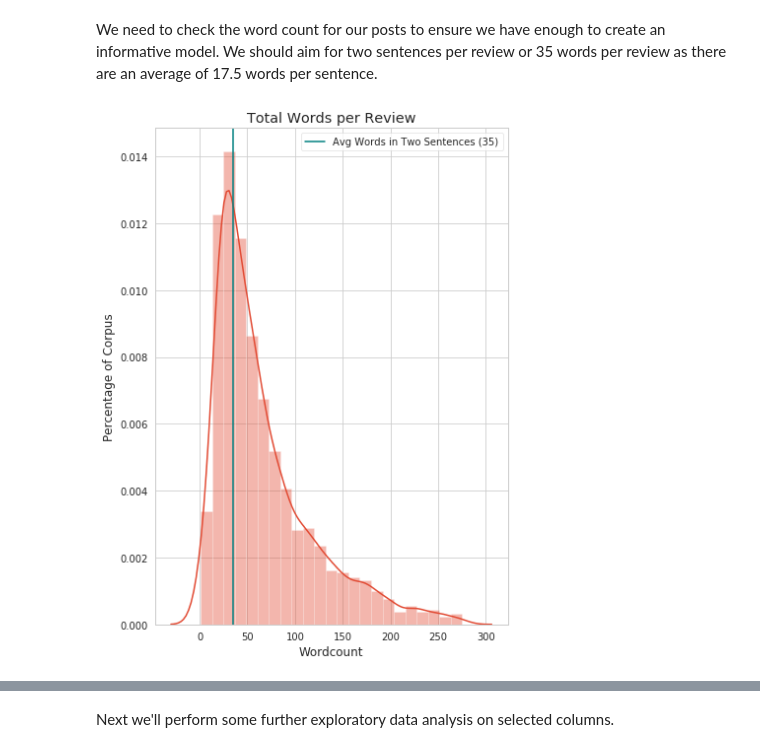
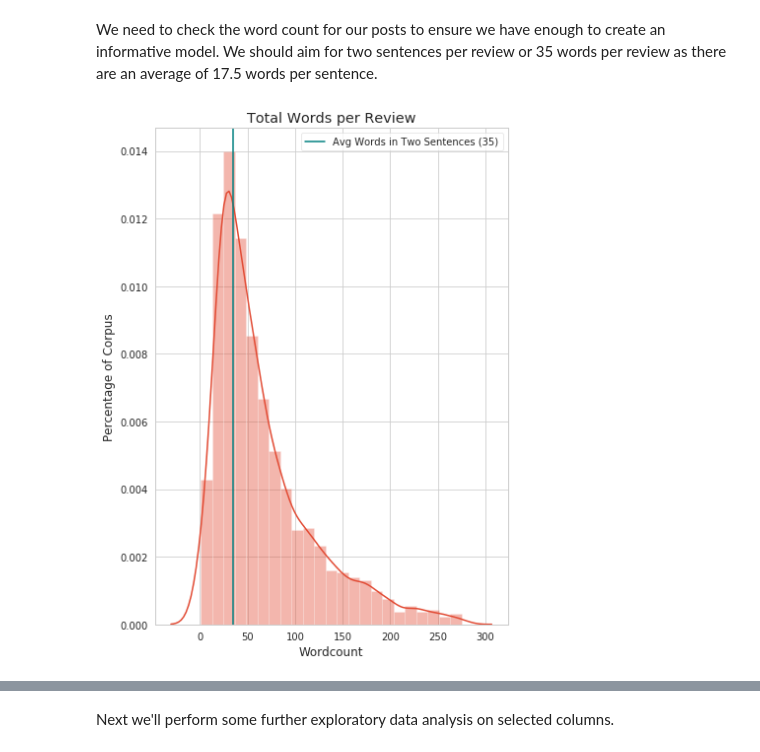
Before and after one commit to GrilledJeez/amazon_product_feature_analysis, a Jupyter notebook: eda_and_data_preparation.ipynb, the cells around one changed output, grey strips where cells are left out. Cells and saved outputs as stored; diff of their text form; code cells hidden in the pictures.

```diff
--- a/eda_and_data_preparation.ipynb
+++ b/eda_and_data_preparation.ipynb
@@ -136,19 +131,19 @@ We need to check the word count for our posts to ensure we have enough to create
 # %%
 # Set a limit to filter out uninformative outliers.
 word_std=np.std(review_words)
 outlier_limit = review_words.mean()+2*word_std
 
 # Plot our wordcount after filtering for outliers
 fig, ax = plt.subplots(figsize=(6,8))
-sns.distplot(review_words1[(review_words1<outlier_limit)], bins=23)
+sns.distplot(review_words[(review_words<outlier_limit)], bins=23)
 plt.axvline(35, color = 'teal', label = "Avg Words in Two Sentences (35)")
 ax.set(xlabel= "Wordcount", ylabel="Percentage of Corpus")
 ax.set_title("Total Words per Review")
 ax.legend()
 plt.tight_layout()
 plt.show()
 # %% [output]
-[figure, old version]
+[figure, new version]
 # %%
 # Find the mean wordcount for our reviews
 review_words[(review_words<(2*word_std))].mean()
```
Also changed, not shown: parts of 11 cells of this notebook, 8 other files.
